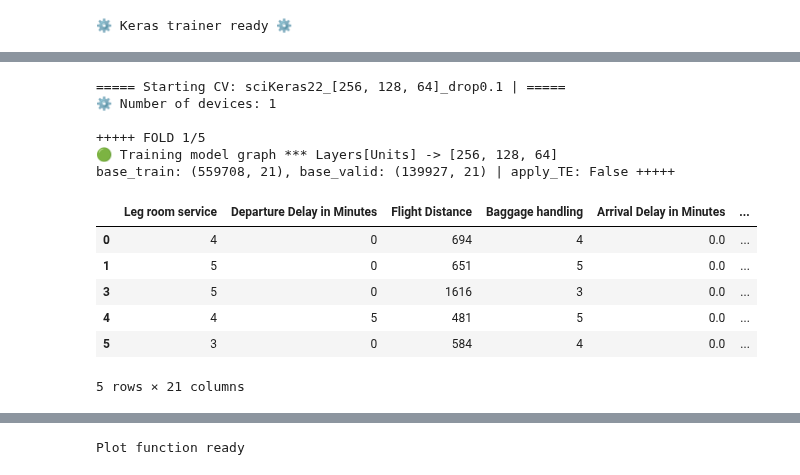
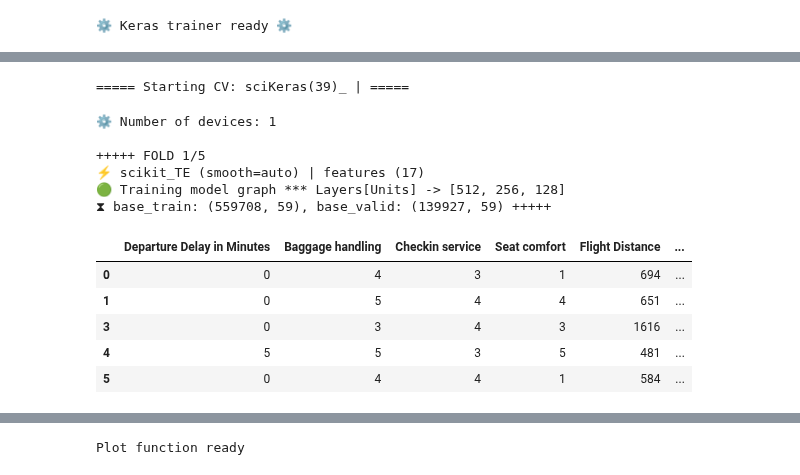
Before and after one commit to coded-sly/PS6E10-Airline-Satisfaction, a Jupyter notebook: ps6e10-scikeras-se-airline.ipynb, the cells around one changed output, grey strips where cells are left out. Saved outputs shown, nothing was run; the diff lists cells and outputs as text; code cells hidden in the pictures.

```diff
--- a/ps6e10-scikeras-se-airline.ipynb
+++ b/ps6e10-scikeras-se-airline.ipynb
@@ -174,11 +174,11 @@ elif PLATFORM == "colab":
     test   = pd.read_csv(PATH+"test.csv")
     orig = pd.read_csv(PATH+"data.csv")
 
-if torch.cuda.is_available():
-    submit = cudf.DataFrame(submit)
-    train = cudf.DataFrame(train)
-    test = cudf.DataFrame(test)
-    orig = cudf.DataFrame(orig)
+# if torch.cuda.is_available():
+#     submit = cudf.DataFrame(submit)
+#     train = cudf.DataFrame(train)
+#     test = cudf.DataFrame(test)
+#     orig = cudf.DataFrame(orig)
 
 ## =================================================================================
 
@@ -1026,9 +1025,9 @@ class TrainerCV:
 
             ## -- TE Opt1. -> Using CUSTOM --
             if self.use_te:
-                te_cols = nums_to_cats
+                te_cols = nums_to_cats #+ digit_cols
 
-                print(f"⚡️ scikit_TE (smooth={self.smooth}) | features ({len(te_cols)}) ⚡️")
+                print(f"⚡️ scikit_TE (smooth={self.smooth}) | features ({len(te_cols)})")
                 TE = skTE(
                     target_type='binary',
                     cv=5,
@@ -1081,7 +1080,7 @@ class TrainerCV:
             ## ------------------------------------------------------------------------
             # num_cols = [c for c in X_train.columns if c not in one_hot_cats]
 
-            all_cats = list(set(cat_cols + te_features)) # + digit_cols
+            all_cats = cat_cols #+ INTER # + digit_cols
             # ohe_cols  = [c for c in X_train.columns if c.startswith('ohe_')]
             only_nums = [c for c in X_train.columns if c not in all_cats]
             full_nums = list(set(only_nums+orig_cols)) if self.use_orig else list(set(only_nums))
@@ -1091,7 +1090,8 @@ class TrainerCV:
 
             preprocessor = make_column_transformer(
                 # (num_proc, full_nums),
-                (cat_proc, cat_cols+digit_cols if "digit_cols" in globals() else cat_cols), #
+                # (cat_proc, cat_cols+digit_cols if "digit_cols" in globals() else cat_cols), #
+                (cat_proc, all_cats), #
                 remainder='passthrough', n_jobs=-1,
             )
 
@@ -1112,7 +1112,7 @@ class TrainerCV:
                 # metrics=[tf.keras.metrics.AUC(name=self.eval_metric)],
                 # ---------------------------------------------------------
                 epochs=self.epochs,
-                batch_size=GLOBAL_BATCH_SIZE,
+                batch_size=self.batch_size if torch.cuda.is_available() else GLOBAL_BATCH_SIZE,
                 # fit__batch_size=GLOBAL_BATCH_SIZE,
                 # validation_batch_size=10000,
                 # predict__batch_size=10000,
@@ -1125,17 +1125,17 @@ class TrainerCV:
             )
             # sample_weight=get_weights(y_train, y_train)
 
-            print(f"base_train: {X_train.shape}, base_valid: {X_valid.shape} | apply_TE: {self.use_te} +++++")
-            print()
+            print(f"⧗ base_train: {X_train.shape}, base_valid: {X_valid.shape} +++++")
+
             if idx == 1:
+                print()
                 display(X_train.head())
-
             # ------------------------------------------------------------------------------
             X_train_trans = preprocessor.fit_transform(X_train, y_train)
             X_valid_trans = preprocessor.transform(X_valid)
             X_test_trans = preprocessor.transform(X_test)
 
-            print(f"input_train: {X_train_trans.shape}, input_valid: {X_valid_trans.shape} +++++")
+            print(f"⧗ proc_train: {X_train_trans.shape}, proc_valid: {X_valid_trans.shape} +++++")
 
             keras_clf.fit(X_train_trans, y_train, validation_data=(X_valid_trans, y_valid))
             self.fold_histories.append(keras_clf.history_)
@@ -1320,55 +1313,55 @@ CHECKPOINT = "checkpoints/"
 shutil.rmtree(CHECKPOINT, ignore_errors=True)
 os.makedirs(CHECKPOINT, exist_ok=True)
 
-LR          = 0.01
-EPOCHS      = 50
+LR          = 0.001
+EPOCHS      = 100
 PATIENCE    = 5
-BATCH_SIZE  = 128
+BATCH_SIZE  = 512 if torch.cuda.is_available() else 128
 DROP_RATE   = 0.1 ###
-LAYER_UNITS = [256, 128, 64]
+LAYER_UNITS = [512, 256, 128]
 
 BUILD_MLP   = True
 ACTIVATION  = "relu"
 scores = {}
 
-MODEL_ = f"sciKeras{train_X.shape[1]}_" + str(LAYER_UNITS) + "_drop" + str(DROP_RATE )
+MODEL_ = f"sciKeras({train_X.shape[1]})_" #+ str(LAYER_UNITS) + "_drop" + str(DROP_RATE )
 
 # for model_type in [True, False]:
 #     MODEL_ = f"sciKeras{train_X.shape[1]}_mlp_" + str(model_type)
 trainer = TrainerCV(
     model_mlp     = BUILD_MLP,
     model_name    = MODEL_,
     train_df      = train_X,
     test_df       = test,
     features      = FEATURES,
     target        = TARGET,
     kfold         = skf,
     learning_rate = LR,
     layer_units   = LAYER_UNITS,
     batch_size    = BATCH_SIZE,
     epochs        = EPOCHS,
     patience      = PATIENCE,
     drop_rate     = DROP_RATE,
     activation    = ACTIVATION,
     eval_metric   = "auc",
-    # use_orig      = True,
-    # use_te        = True,
+    use_orig      = True,
+    use_te        = True,
     # smooth        = 'auto',
 )
 result = trainer.fit()
 
 #     scores[MODEL_] = result['avg_score']
 # %% [output]
-===== Starting CV: sciKeras22_[256, 128, 64]_drop0.1 | =====
-⚙️ Number of devices: 1
-
-+++++ FOLD 1/5
-🟢 Training model graph *** Layers[Units] -> [256, 128, 64]
-base_train: (559708, 21), base_valid: (139927, 21) | apply_TE: False +++++
+===== Starting CV: sciKeras(39)_ | =====
+⚙️ Number of devices: 1
+
++++++ FOLD 1/5
+⚡️ scikit_TE (smooth=auto) | features (17)
+🟢 Training model graph *** Layers[Units] -> [512, 256, 128]
+⧗ base_train: (559708, 59), base_valid: (139927, 59) +++++
-|  | Leg room service | Departure Delay in Minutes | Flight Distance | Baggage handling | Arrival Delay in Minutes | ... |
-| 0 | 4 | 0 | 694 | 4 | 0.0 | ... |
-| 1 | 5 | 0 | 651 | 5 | 0.0 | ... |
-| 3 | 5 | 0 | 1616 | 3 | 0.0 | ... |
-| 4 | 4 | 5 | 481 | 5 | 0.0 | ... |
-| 5 | 3 | 0 | 584 | 4 | 0.0 | ... |
+|  | Departure Delay in Minutes | Baggage handling | Checkin service | Seat comfort | Flight Distance | ... |
+| 0 | 0 | 4 | 3 | 1 | 694 | ... |
+| 1 | 0 | 5 | 4 | 4 | 651 | ... |
+| 3 | 0 | 3 | 4 | 3 | 1616 | ... |
+| 4 | 5 | 5 | 3 | 5 | 481 | ... |
+| 5 | 0 | 4 | 4 | 1 | 584 | ... |
-5 rows × 21 columns
```
Also changed, not shown: parts of 16 cells of this notebook.
